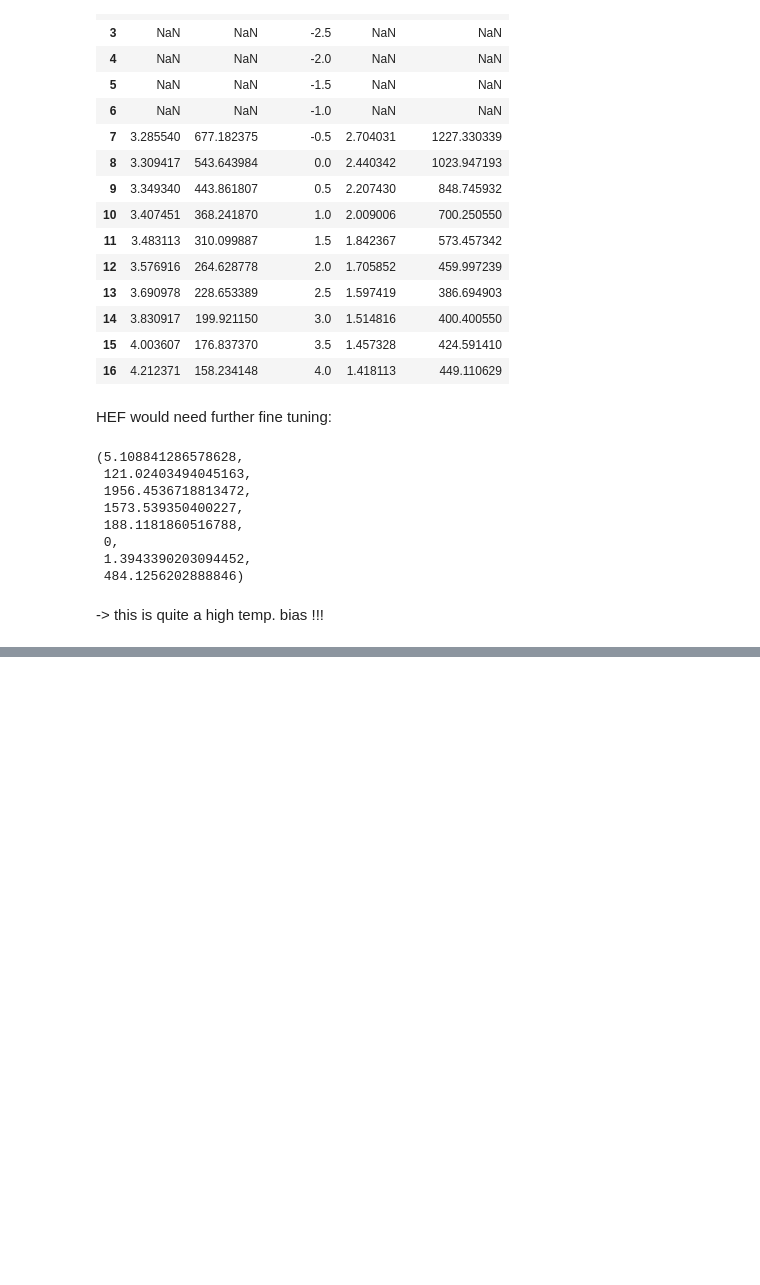
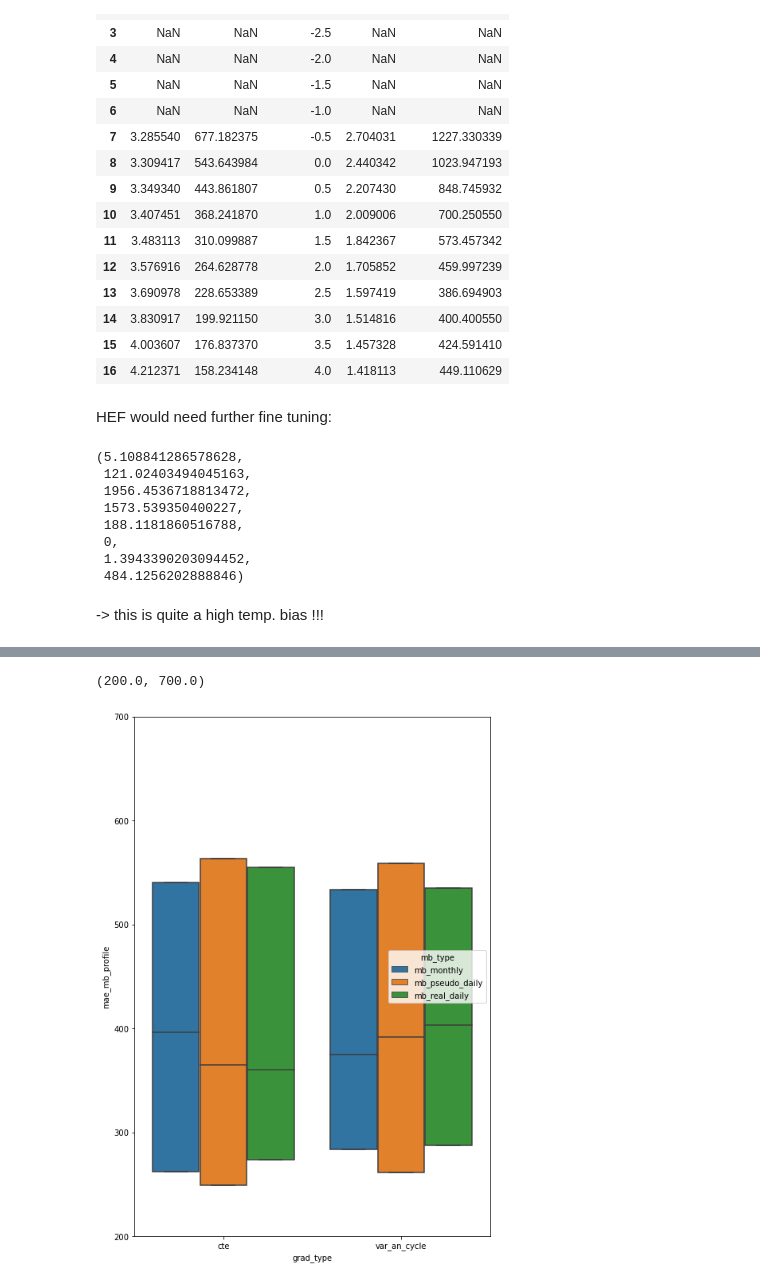
Before and after one commit to OGGM/massbalance-sandbox, a Jupyter notebook: docs/surface_type_distinction/oggm_sfc_type_bucket.ipynb, the cells around one changed output, grey strips where cells are left out. Drawn from its saved outputs; the diff is of its cells as text; code cells hidden in the pictures; blank space fills up the shorter version.

```diff
--- a/docs/surface_type_distinction/oggm_sfc_type_bucket.ipynb
+++ b/docs/surface_type_distinction/oggm_sfc_type_bucket.ipynb
@@ -633,0 +875,13 @@ out
+# %%
+sfc_type = False
+# %%
+
+pd_calib_opt_quot_std_pre_sel = pd_calib_opt_quot_std.loc[pd_calib_opt_quot_std['changing melt_f with sfc type'] == sfc_type]
+plt.figure(figsize=(8,12))
+sns.boxplot(y='mae_mb_profile', hue='mb_type', data = pd_calib_opt_quot_std_pre_sel, x = 'grad_type', whis=False,
+            fliersize=0)
+plt.ylim([200,700])
+#plt.axhline([1], color = 'grey')
+# %% [output]
+(200.0, 700.0)
+[figure, added]
```
Also changed, not shown: parts of 32 cells of this notebook, 12 other files.
